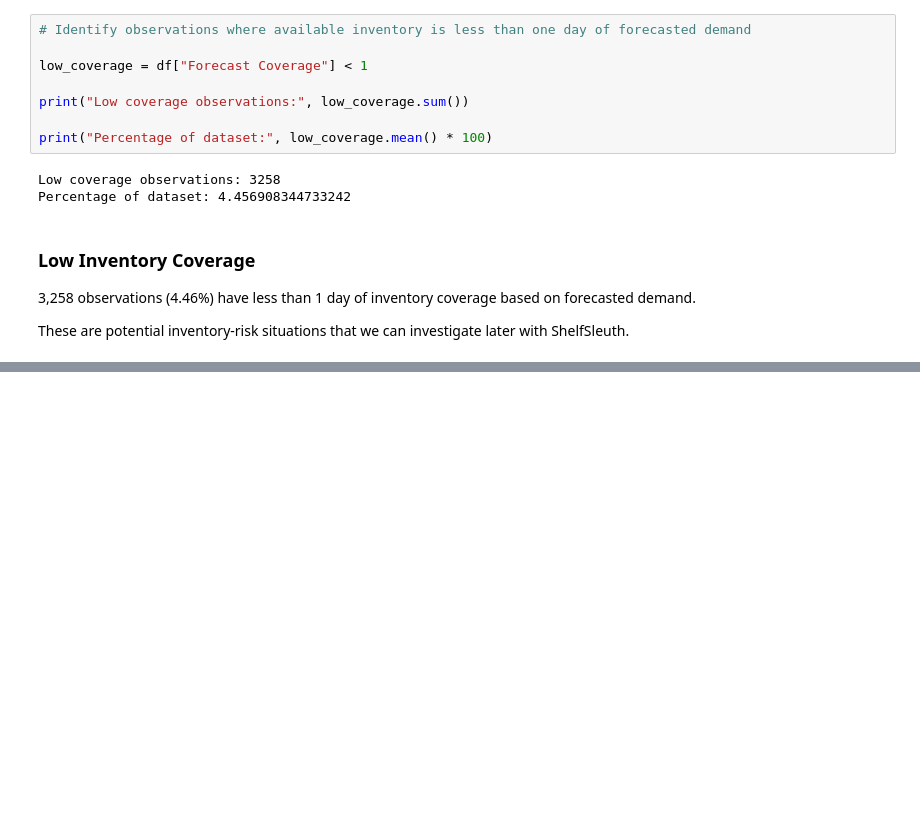
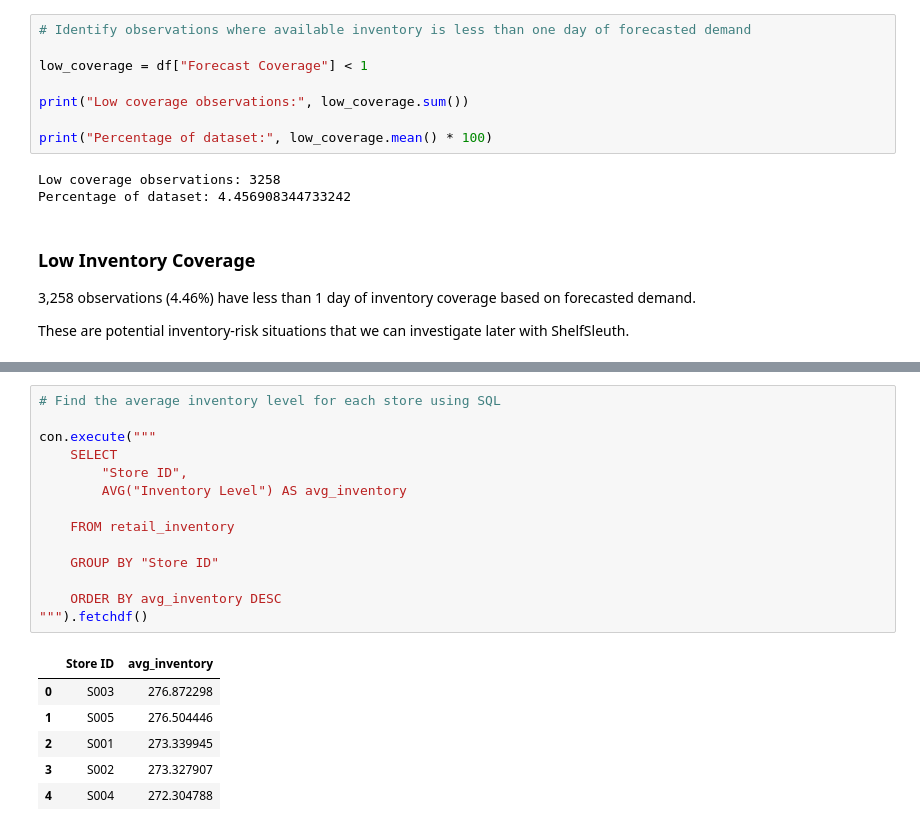
Before and after one commit to Sid1813/ShelfSleuth, a Jupyter notebook: notebooks/01_data_reconnaissance.ipynb, the cells around one changed output, grey strips where cells are left out. Cells and saved outputs as stored; diff of their text form; blank space fills up the shorter version.

```diff
--- a/notebooks/01_data_reconnaissance.ipynb
+++ b/notebooks/01_data_reconnaissance.ipynb
@@ -587,0 +664,21 @@ These are potential inventory-risk situations that we can investigate later with
+# %%
+# Find the average inventory level for each store using SQL
+
+con.execute("""
+    SELECT
+        "Store ID",
+        AVG("Inventory Level") AS avg_inventory
+
+    FROM retail_inventory
+
+    GROUP BY "Store ID"
+
+    ORDER BY avg_inventory DESC
+""").fetchdf()
+# %% [output]
+|  | Store ID | avg_inventory |
+| 0 | S003 | 276.872298 |
+| 1 | S005 | 276.504446 |
+| 2 | S001 | 273.339945 |
+| 3 | S002 | 273.327907 |
+| 4 | S004 | 272.304788 |
```
Also changed, not shown: parts of 13 cells of this notebook, 5 other files.
